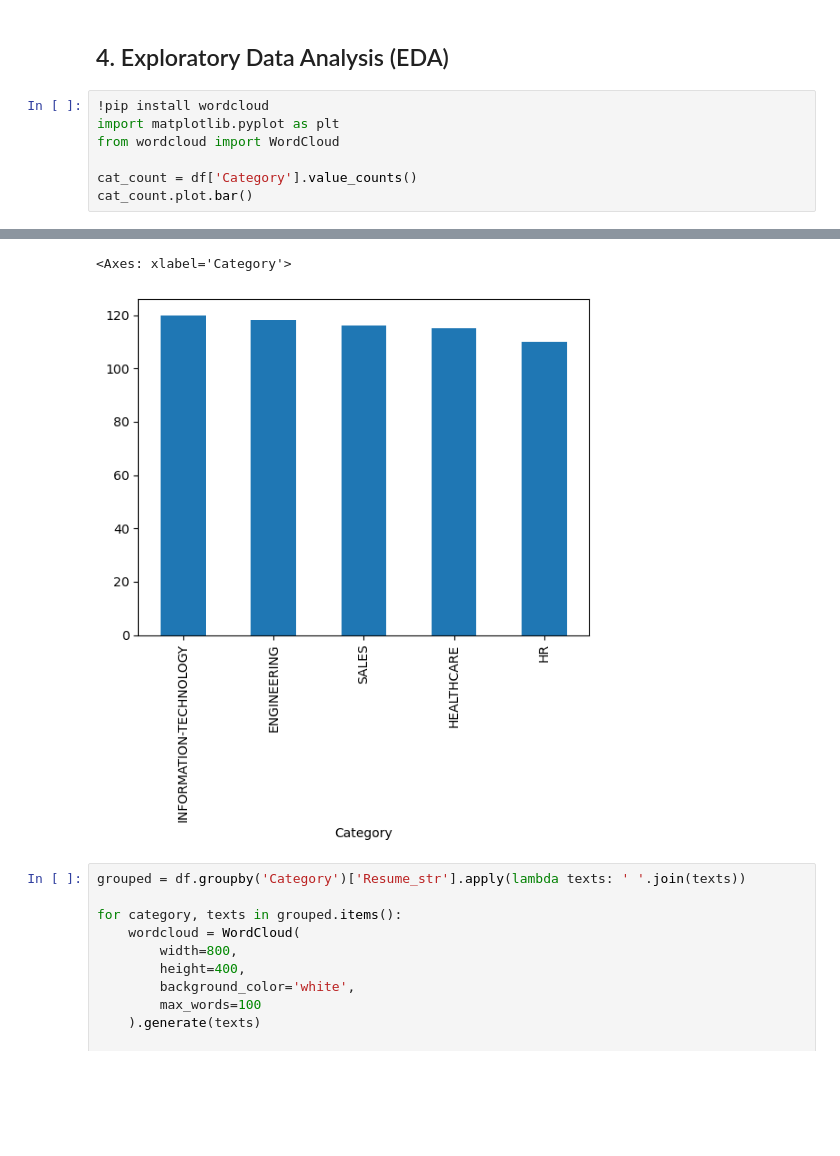
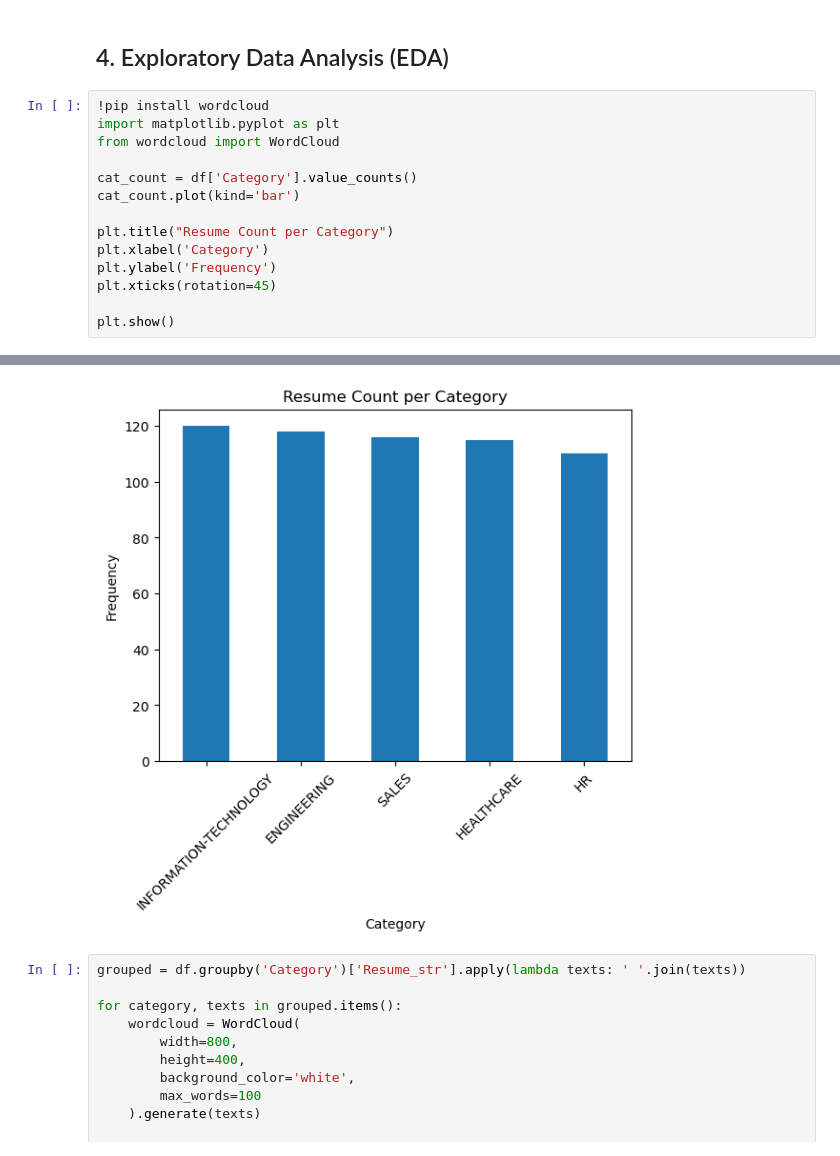
Before and after one commit to henry-AY/ResumeScreening, a Jupyter notebook: Resume_Screening.ipynb, the cells around one changed output, grey strips where cells are left out. Cells and saved outputs as stored; diff of their text form; blank space fills up the shorter version.

Commit message:
minor adjustments to charts

```diff
--- a/Resume_Screening.ipynb
+++ b/Resume_Screening.ipynb
@@ -73,5 +73,12 @@ import matplotlib.pyplot as plt
 from wordcloud import WordCloud
 
 cat_count = df['Category'].value_counts()
-cat_count.plot.bar()
+cat_count.plot(kind='bar')
+
+plt.title("Resume Count per Category")
+plt.xlabel('Category')
+plt.ylabel('Frequency')
+plt.xticks(rotation=45)
+
+plt.show()
 # %% [output]
@@ -94,5 +97,4 @@ Successfully installed wordcloud-1.9.4
-<Axes: xlabel='Category'>
-[figure, old version]
+[figure, new version]
 # %%
 grouped = df.groupby('Category')['Resume_str'].apply(lambda texts: ' '.join(texts))
 
```
Also changed, not shown: parts of 2 cells of this notebook.
